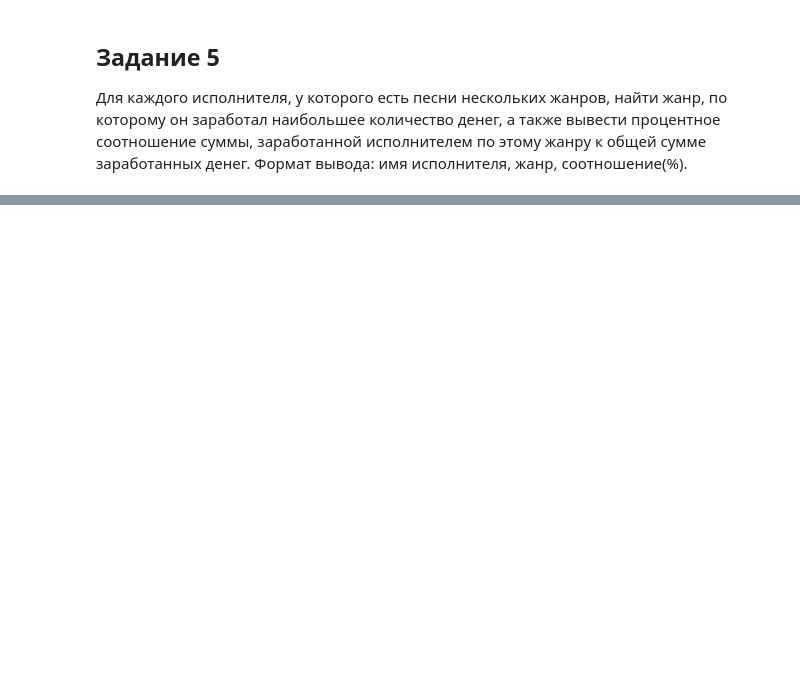
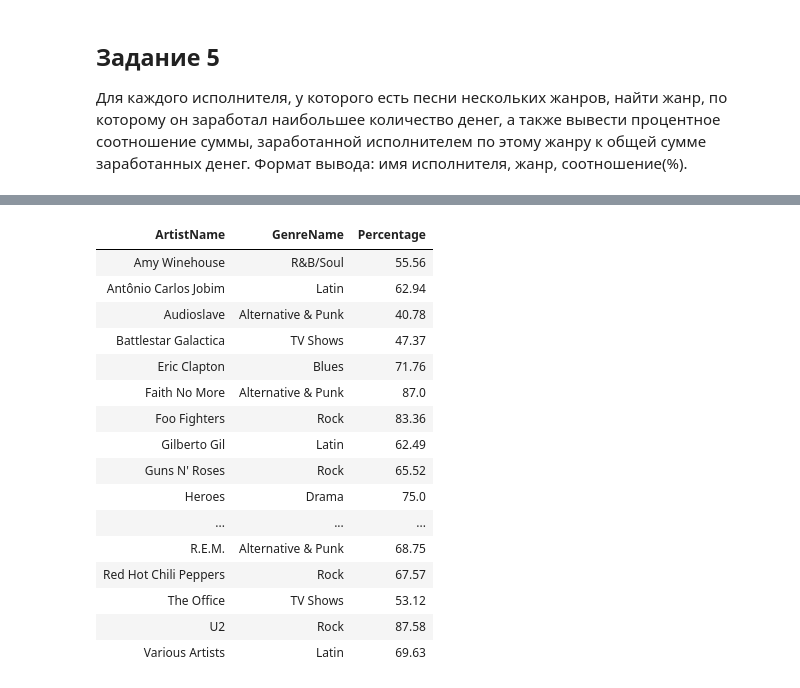
Before and after one commit to sleonov11/SQLite_ptact, a Jupyter notebook: Лабораторная 3.ipynb, the cells around one changed output, grey strips where cells are left out. Cells and saved outputs as stored; diff of their text form; code cells hidden in the pictures; blank space fills up the shorter version.

```diff
--- a/Лабораторная 3.ipynb
+++ b/Лабораторная 3.ipynb
@@ -76,0 +141,64 @@ Done.
+# %%
+%%sql
+
+SELECT ar.Name AS ArtistName,
+       g.Name AS GenreName,
+       ROUND(
+           (SUM(t.UnitPrice * ii.Quantity) * 100.0) /
+           (
+               SELECT SUM(t2.UnitPrice * ii2.Quantity)
+               FROM albums al2
+               JOIN tracks t2 ON al2.AlbumId = t2.AlbumId
+               JOIN invoice_items ii2 ON t2.TrackId = ii2.TrackId
+               WHERE al2.ArtistId = ar.ArtistId
+           ),
+           2
+       ) AS Percentage
+FROM artists ar
+JOIN albums al ON ar.ArtistId = al.ArtistId
+JOIN tracks t ON al.AlbumId = t.AlbumId
+JOIN genres g ON t.GenreId = g.GenreId
+JOIN invoice_items ii ON t.TrackId = ii.TrackId
+WHERE ar.ArtistId IN (
+    -- Исполнители с более чем одним жанром
+    SELECT ar2.ArtistId
+    FROM artists ar2
+    JOIN albums al2 ON ar2.ArtistId = al2.ArtistId
+    JOIN tracks t2 ON al2.AlbumId = t2.AlbumId
+    JOIN genres g2 ON t2.GenreId = g2.GenreId
+    GROUP BY ar2.ArtistId
+    HAVING COUNT(DISTINCT g2.GenreId) > 1
+)
+AND (ar.ArtistId, g.GenreId) IN (
+    -- Жанры с максимальным доходом для каждого исполнителя
+    SELECT ar3.ArtistId, g3.GenreId
+    FROM artists ar3
+    JOIN albums al3 ON ar3.ArtistId = al3.ArtistId
+    JOIN tracks t3 ON al3.AlbumId = t3.AlbumId
+    JOIN genres g3 ON t3.GenreId = g3.GenreId
+    JOIN invoice_items ii3 ON t3.TrackId = ii3.TrackId
+    WHERE ar3.ArtistId IN (
+        SELECT ar4.ArtistId
+        FROM artists ar4
+        JOIN albums al4 ON ar4.ArtistId = al4.ArtistId
+        JOIN tracks t4 ON al4.AlbumId = t4.AlbumId
+        JOIN genres g4 ON t4.GenreId = g4.GenreId
+        GROUP BY ar4.ArtistId
+        HAVING COUNT(DISTINCT g4.GenreId) > 1
+    )
+    GROUP BY ar3.ArtistId, g3.GenreId
+    HAVING SUM(t3.UnitPrice * ii3.Quantity) = (
+        SELECT MAX(genre_rev)
+        FROM (
+            SELECT SUM(t4.UnitPrice * ii4.Quantity) AS genre_rev
+            FROM albums al4
+            JOIN tracks t4 ON al4.AlbumId = t4.AlbumId
+            JOIN invoice_items ii4 ON t4.TrackId = ii4.TrackId
+            WHERE al4.ArtistId = ar3.ArtistId
+            GROUP BY t4.GenreId
+        )
+    )
+)
+GROUP BY ar.ArtistId, g.GenreId
+ORDER BY ar.Name;
+# %% [output]
@@ -76,0 +207,17 @@ Done.
+| ArtistName | GenreName | Percentage |
+| Amy Winehouse | R&B/Soul | 55.56 |
+| Antônio Carlos Jobim | Latin | 62.94 |
+| Audioslave | Alternative & Punk | 40.78 |
+| Battlestar Galactica | TV Shows | 47.37 |
+| Eric Clapton | Blues | 71.76 |
+| Faith No More | Alternative & Punk | 87.0 |
+| Foo Fighters | Rock | 83.36 |
+| Gilberto Gil | Latin | 62.49 |
+| Guns N' Roses | Rock | 65.52 |
+| Heroes | Drama | 75.0 |
+| ... | ... | ... |
+| R.E.M. | Alternative & Punk | 68.75 |
+| Red Hot Chili Peppers | Rock | 67.57 |
+| The Office | TV Shows | 53.12 |
+| U2 | Rock | 87.58 |
+| Various Artists | Latin | 69.63 |
```
Also changed, not shown: parts of 6 cells of this notebook.
